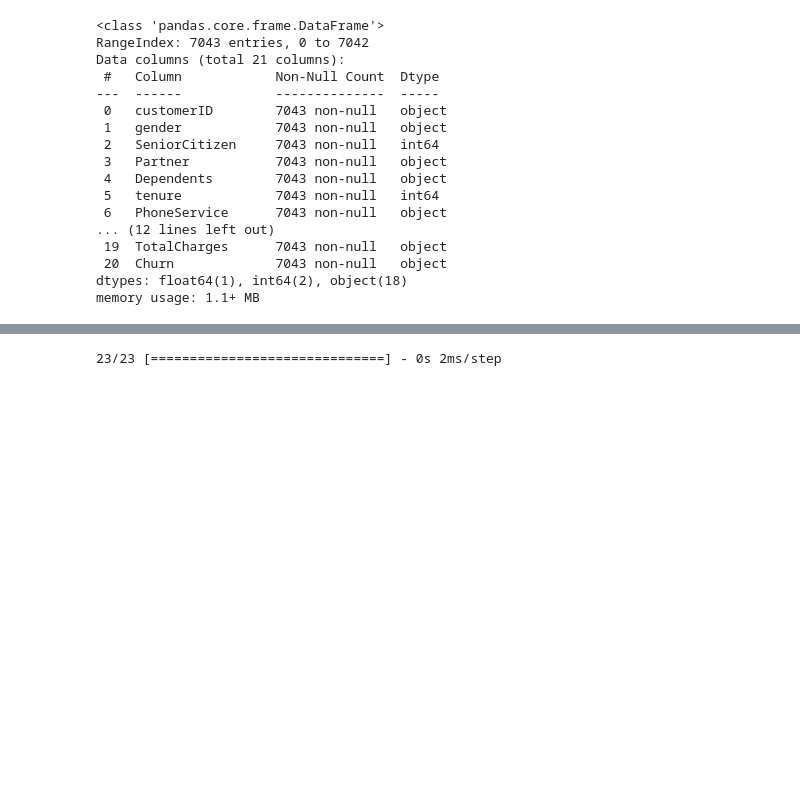
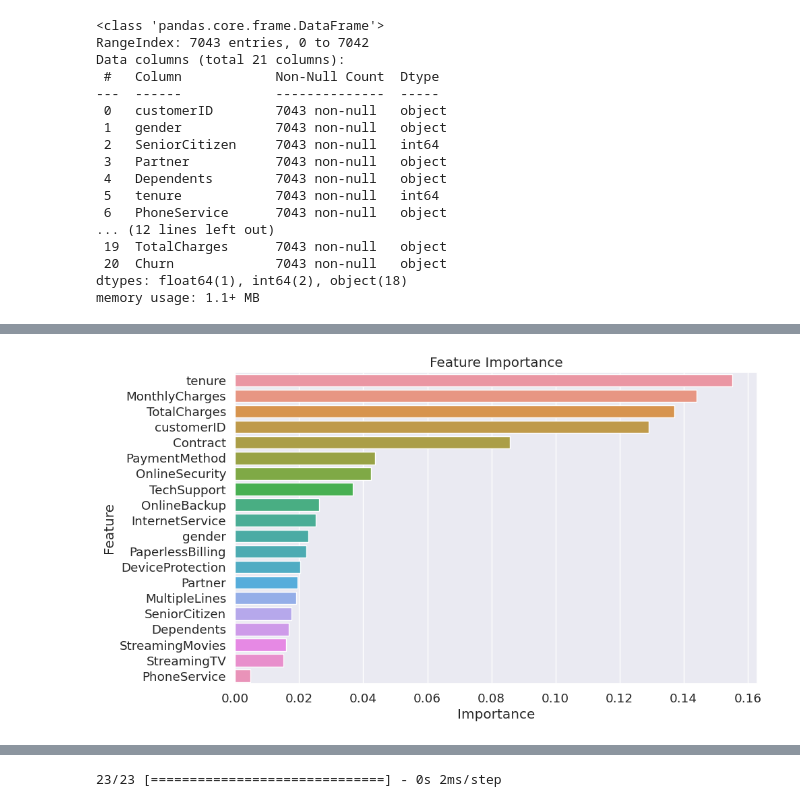
Before and after one commit to Kootin-Sanwu/35562025_Churning_Customers, a Jupyter notebook: AI_Assignment_3.ipynb, the cells around one changed output, grey strips where cells are left out. Cells and saved outputs as stored; diff of their text form; code cells hidden in the pictures; blank space fills up the shorter version.

```diff
--- a/AI_Assignment_3.ipynb
+++ b/AI_Assignment_3.ipynb
@@ -306,0 +192,3 @@ X_val, X_test, Y_val, Y_test = train_test_split(X_temp, Y_temp, test_size = 0.5,
+# %%
+# Fitting the model on the entire dataset
+model.fit(X_data, Y_data)
@@ -306,0 +197,9 @@ X_val, X_test, Y_val, Y_test = train_test_split(X_temp, Y_temp, test_size = 0.5,
+# %%
+# Getting feature importances
+important_features = model.feature_importances_
+# %%
+# Creating a DataFrame with feature names and their importance scores
+important_features = pd.DataFrame({"Feature": X_data.columns, "Importance": important_features})
+# %%
+# Sorting the DataFrame by importance in descending order
+important_features = important_features.sort_values(by = "Importance", ascending = False)
@@ -306,0 +228,8 @@ X_val, X_test, Y_val, Y_test = train_test_split(X_temp, Y_temp, test_size = 0.5,
+# %%
+# Plotting the feature importance
+plt.figure(figsize=(10, 6))
+sns.barplot(x = "Importance", y = "Feature", data = important_features)
+plt.title("Feature Importance")
+plt.show()
+# %% [output]
+[figure, added]
```
Also changed, not shown: parts of 71 cells of this notebook, 4 other files.
